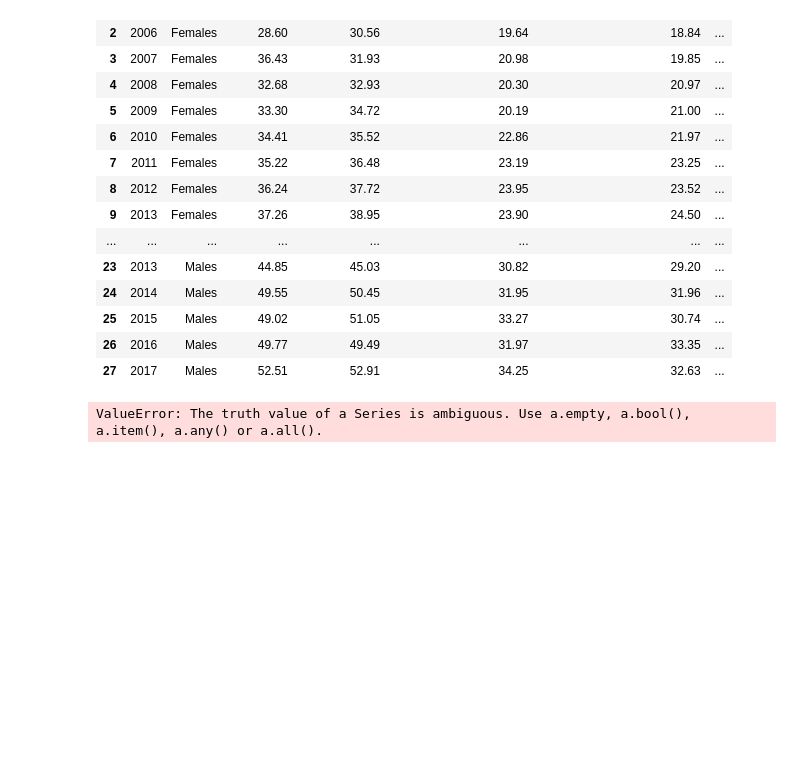
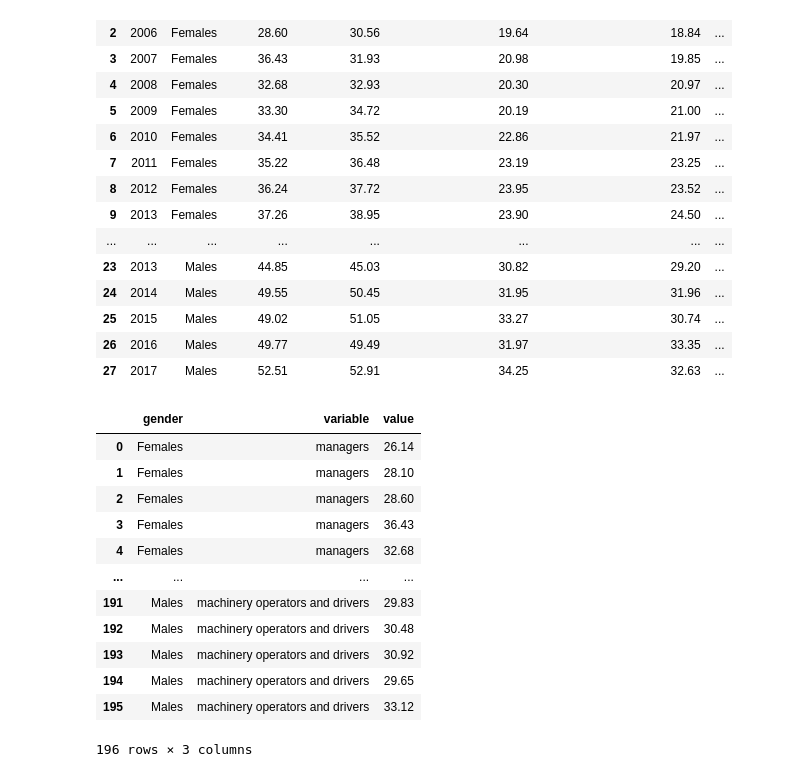
Before and after one commit to Preeti-Mathews-01/GENDER-WAGE-GAP-ANALYSIS, a Jupyter notebook: GENDER WAGE GAP ANALYSIS.ipynb, the cells around one changed output. Saved outputs shown, nothing was run; the diff lists cells and outputs as text; code cells hidden in the pictures; blank space fills up the shorter version.

```diff
--- a/GENDER WAGE GAP ANALYSIS.ipynb
+++ b/GENDER WAGE GAP ANALYSIS.ipynb
@@ -110,7 +63,20 @@ df_wages
 | 26 | 2016 | Males | 49.77 | 49.49 | 31.97 | 33.35 | ... |
 | 27 | 2017 | Males | 52.51 | 52.91 | 34.25 | 32.63 | ... |
 # %%
-sns.boxplot(x="year",y=["managers","professionals","technicians and traders","community service workers","clerical and administrative workers","salesworkers","machinery operators and drivers"],hue = "gender",data = df_wages)
-plt.plot()
+df_combinedwages = pd.melt(df_wages,id_vars=['gender'],value_vars=["managers","professionals","technicians and traders","community service workers","clerical and administrative workers","salesworkers","machinery operators and drivers"])
-# %% [output]
-ValueError: The truth value of a Series is ambiguous. Use a.empty, a.bool(), a.item(), a.any() or a.all().
+# %%
+df_combinedwages
+# %% [output]
+|  | gender | variable | value |
+| 0 | Females | managers | 26.14 |
+| 1 | Females | managers | 28.10 |
+| 2 | Females | managers | 28.60 |
+| 3 | Females | managers | 36.43 |
+| 4 | Females | managers | 32.68 |
+| ... | ... | ... | ... |
+| 191 | Males | machinery operators and drivers | 29.83 |
+| 192 | Males | machinery operators and drivers | 30.48 |
+| 193 | Males | machinery operators and drivers | 30.92 |
+| 194 | Males | machinery operators and drivers | 29.65 |
+| 195 | Males | machinery operators and drivers | 33.12 |
+196 rows × 3 columns
```
Also changed, not shown: parts of 9 cells of this notebook.
